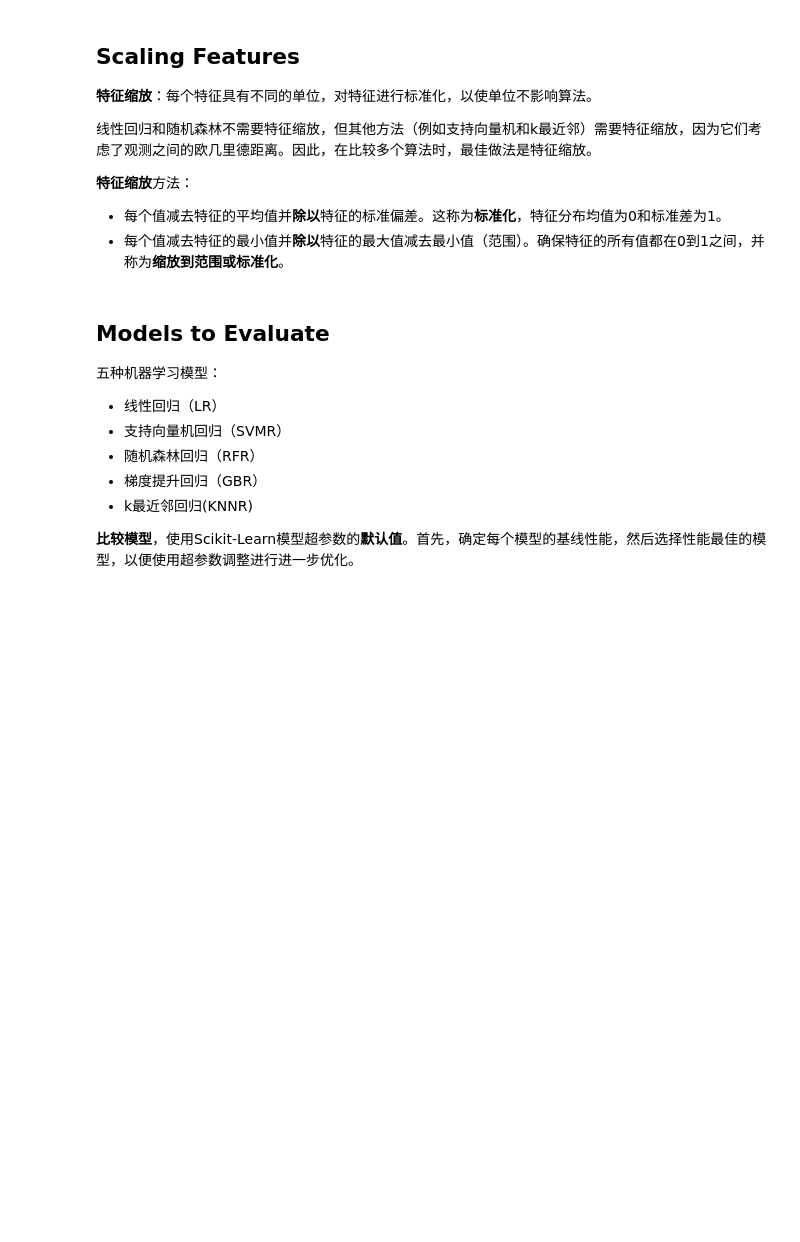
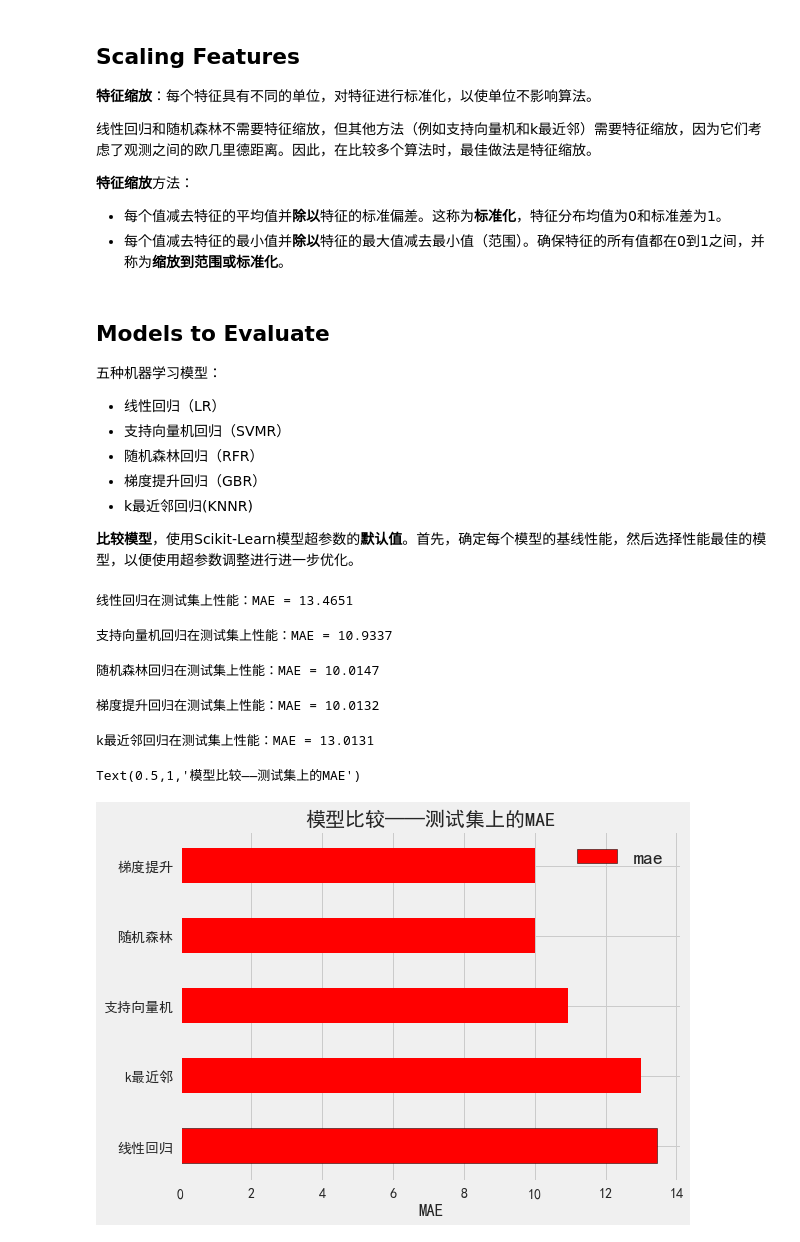
Before and after one commit to Bugdragon/energy_star_score, a Jupyter notebook: Machine Learning Project Part 2.ipynb, the cells around one changed output. Cells and saved outputs as stored; diff of their text form; code cells hidden in the pictures; blank space fills up the shorter version.

```diff
--- a/Machine Learning Project Part 2.ipynb
+++ b/Machine Learning Project Part 2.ipynb
@@ -160,0 +174,59 @@ y_test = np.array(test_labels).reshape((-1, ))
+# %%
+# 线性回归（LR）
+lr = LinearRegression()
+lr_mae = fit_and_evaluate(lr)
+print('线性回归在测试集上性能：MAE = %0.4f' % lr_mae)
+# %% [output]
+线性回归在测试集上性能：MAE = 13.4651
+# %%
+# 支持向量机回归（SVMR）
+svm = SVR(C=1000, gamma=0.1)
+svm_mae = fit_and_evaluate(svm)
+print('支持向量机回归在测试集上性能：MAE = %0.4f' % svm_mae)
+# %% [output]
+支持向量机回归在测试集上性能：MAE = 10.9337
+# %%
+# 随机森林回归（RFR）
+random_forest = RandomForestRegressor(random_state=60)
+random_forest_mae = fit_and_evaluate(random_forest)
+print('随机森林回归在测试集上性能：MAE = %0.4f' % random_forest_mae)
+# %% [output]
+随机森林回归在测试集上性能：MAE = 10.0147
+# %%
+# 梯度提升回归（GBR）
+gradient_boosted = GradientBoostingRegressor(random_state=60)
+gradient_boosted_mae = fit_and_evaluate(gradient_boosted)
+print('梯度提升回归在测试集上性能：MAE = %0.4f' % gradient_boosted_mae)
+# %% [output]
+梯度提升回归在测试集上性能：MAE = 10.0132
+# %%
+# k最近邻回归(KNNR)
+knn = KNeighborsRegressor(n_neighbors=10)
+knn_mae = fit_and_evaluate(knn)
+print('k最近邻回归在测试集上性能：MAE = %0.4f' % knn_mae)
+# %% [output]
+k最近邻回归在测试集上性能：MAE = 13.0131
+# %%
+plt.style.use('fivethirtyeight')
+figsize(8, 6)
+plt.rcParams['font.sans-serif'] = ['SimHei']
+plt.rcParams['axes.unicode_minus'] = False
+# 保存结果
+model_comparison = pd.DataFrame({'model' : ['线性回归', '支持向量机',
+                                           '随机森林', '梯度提升', 'k最近邻'],
+                                'mae' : [lr_mae, svm_mae,
+                                        random_forest_mae, gradient_boosted_mae, knn_mae]})
+# 测试集上MAE的水平条形图
+model_comparison.sort_values('mae', ascending=False).plot(x='model', y='mae', kind='barh',
+                                                         color='red', edgecolor='black')
+# 绘图格式
+plt.ylabel('')
+plt.yticks(size=14)
+plt.xlabel('MAE')
+plt.xticks(size=14)
+plt.title('模型比较——测试集上的MAE', size=20)
+# 所有模型都明显优于基线，证明机器学习适用于该项目
+# 梯度提升和随机森林表现最佳
+# %% [output]
+Text(0.5,1,'模型比较——测试集上的MAE')
+[figure, added]
```
Also changed, not shown: parts of 11 cells of this notebook, 1 other file.
